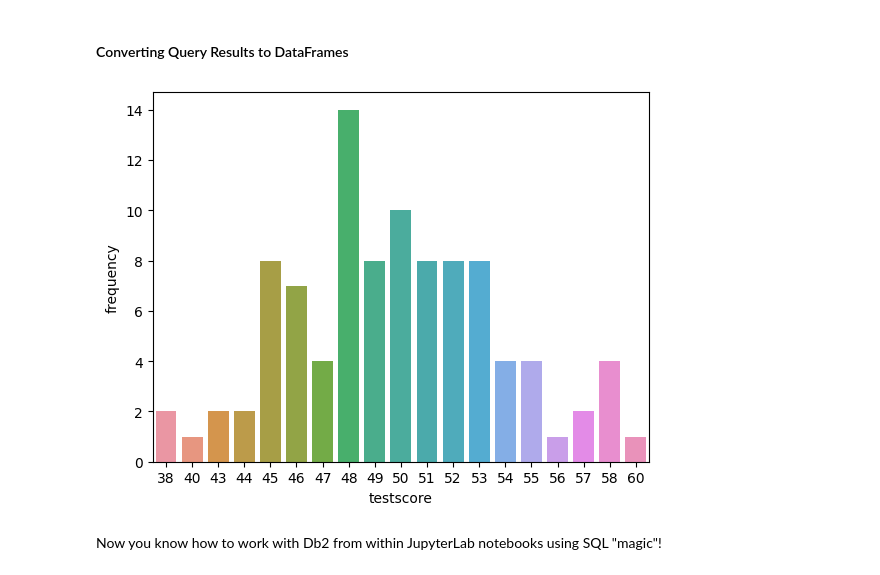
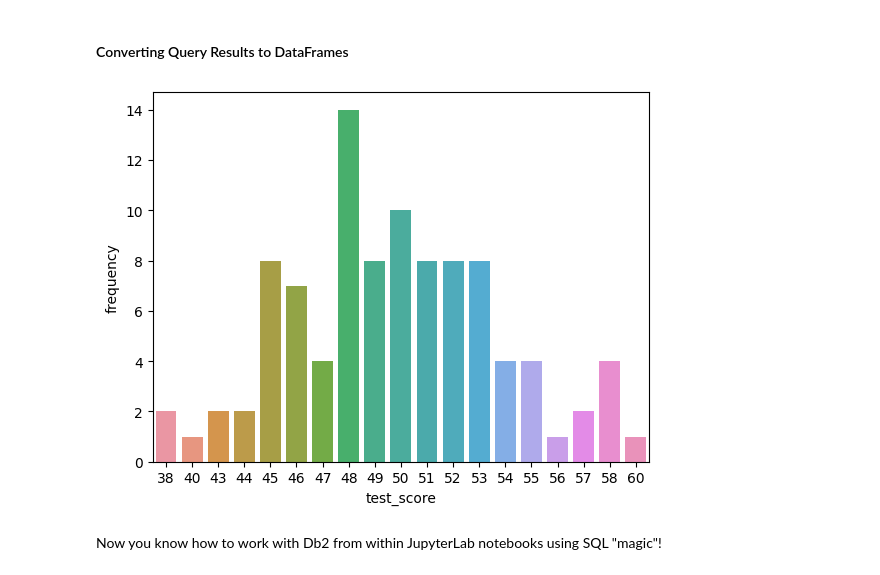
Before and after one commit to Jinkxt/IBM-Practice, a Jupyter notebook: 3- sql magic on ibm db2.ipynb, the cells around one changed output. Drawn from its saved outputs; the diff is of its cells as text; code cells hidden in the pictures.

```diff
--- a/3- sql magic on ibm db2.ipynb
+++ b/3- sql magic on ibm db2.ipynb
@@ -157,14 +170,14 @@ Returning data to local variable test_score_distribution
 # %%
 dataframe = test_score_distribution.DataFrame()
 
 %matplotlib inline
 # uncomment the following line if you get an module error saying seaborn not found
 # !pip install seaborn==0.9.0
 import seaborn
 
-plot = seaborn.barplot(x='testscore',y='frequency', data=dataframe)
+plot = seaborn.barplot(x='test_score',y='frequency', data=dataframe)
 # %% [output]
-[figure, old version]
+[figure, new version]
 # %% [markdown]
 Now you know how to work with Db2 from within JupyterLab notebooks using SQL "magic"!
 # %%
```
Also changed, not shown: parts of 1 cell of this notebook, 4 other files.
